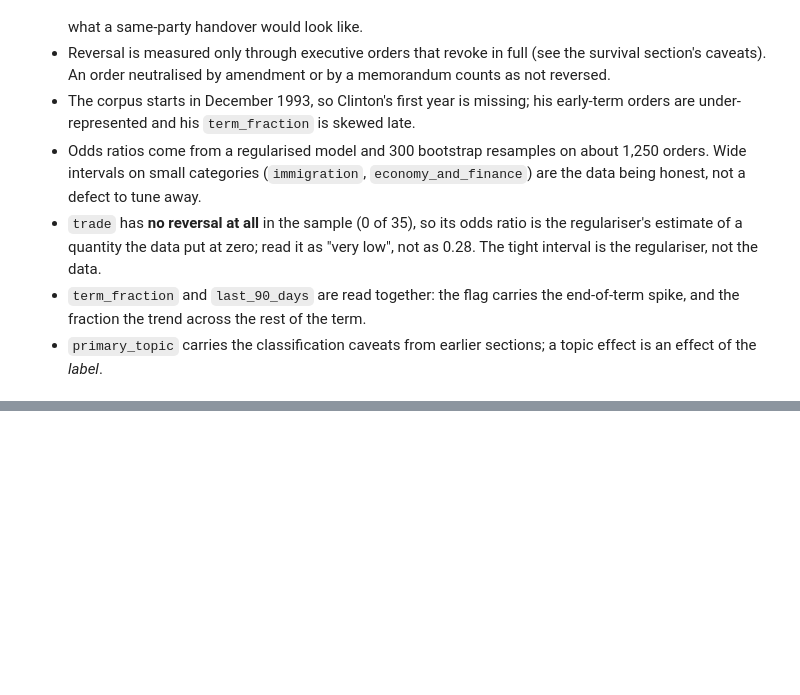
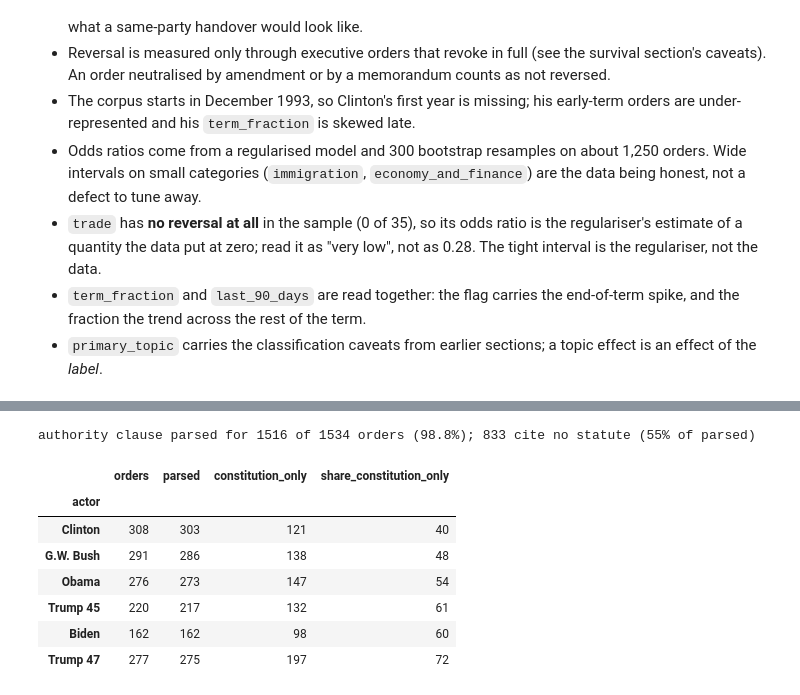
Before and after one commit to DaveKT/EO_Analysis, a Jupyter notebook: notebooks/analysis.ipynb, the cells around one changed output, grey strips where cells are left out. Drawn from its saved outputs; the diff is of its cells as text; code cells hidden in the pictures; blank space fills up the shorter version.

```diff
--- a/notebooks/analysis.ipynb
+++ b/notebooks/analysis.ipynb
@@ -1355,0 +1376,74 @@ check.round(2).sort_values("18 months, 5 signers", ascending=False)
+# %%
+PREAMBLE = re.compile(
+    r"(?:By (?:virtue of )?|Pursuant to )the authority vested (?:in|as) (?:me|the President)(.{0,6000}?)"
+    r"(?=\bI,\s+[A-Z]|it is (?:hereby )?ordered|I hereby|hereby order|is hereby|do hereby|\bSection 1\b|\bSec(?:tion)?\.? ?1\b)",
+    re.S | re.I)
+USC = re.compile(r"(\d{1,2})\s*U\.?\s?S\.?\s?C\.?\s*(?:app\.?\s*)?(?:§+\s*)?(\d{2,5}[a-z]?)", re.I)
+USC_WORDS = re.compile(r"sections?\s+(\d{2,5}[a-z]?)(?:\([^)]*\))?(?:[^.;]{0,60}?)\s+of title (\d{1,2})", re.I)
+ACT = re.compile(r"((?:[A-Z][A-Za-z'’\-]*|of|and|the|for|on|to)(?:\s+(?:[A-Z][A-Za-z'’\-]*|of|and|the|for|on|to)){0,8}\s+Act(?: of \d{4})?)")
+
+# (label, U.S.C. (title, section) cites, name pattern). The recurring statutes;
+# everything else keeps its own citation or name.
+STATUTES = [
+    ("International Emergency Economic Powers Act", [("50", "1701")], r"International Emergency Economic Powers"),
+    ("National Emergencies Act", [("50", "1601")], r"National Emergencies Act"),
+    ("Federal Vacancies Reform Act", [("5", "3345")], r"Vacancies Reform"),
+    ("Trade Act of 1974", [("19", "2483"), ("19", "2101"), ("19", "2462")], r"Trade Act of 1974"),
+    ("Federal Advisory Committee Act", [], r"Federal Advisory Committee"),
+    ("Immigration and Nationality Act", [("8", "1101"), ("8", "1182"), ("8", "1185")], r"Immigration and Nationality"),
+    ("Federal Property and Administrative Services Act", [("40", "101"), ("40", "121")], r"Federal Property and Administrative"),
+    ("United Nations Participation Act", [("22", "287c")], r"United Nations Participation"),
+    ("Uniform Code of Military Justice", [("10", "801"), ("10", "836")], r"Uniform Code of Military Justice"),
+    ("Railway Labor Act", [("45", "159a"), ("45", "160")], r"Railway Labor"),
+    ("Defense Production Act", [("50", "4501")], r"Defense Production"),
+    ("Trade Expansion Act (s. 232)", [("19", "1862")], r"Trade Expansion"),
+    ("Arms Export Control Act", [("22", "2751")], r"Arms Export Control"),
+    ("International Organizations Immunities Act", [("22", "288")], r"International Organizations Immunities"),
+    ("3 U.S.C. 301 (delegation)", [("3", "301")], None),
+    ("Stafford Act", [("42", "5121")], r"Stafford"),
+    ("Foreign Assistance Act", [("22", "2151")], r"Foreign Assistance Act"),
+    ("Internal Revenue Code (combat zones, s. 112)", [("26", "112")], r"Internal Revenue Code"),
+]
+GENERIC_ACT = {"act", "the act", "a of the act", "b of the act", "this act", "an act"}
+
+
+def cited_statutes(clause: str) -> set[str]:
+    cites = {(t, s.lower()) for t, s in USC.findall(clause)}
+    cites |= {(t, s.lower()) for s, t in USC_WORDS.findall(clause)}
+    names = {re.sub(r"^(?:of|and|the|for|on|to)\s+", "", n).strip() for n in ACT.findall(clause)}
+    labels, used_cites, used_names = set(), set(), set()
+    for label, usc, pattern in STATUTES:
+        hit_c = {c for c in cites if c in usc}
+        hit_n = {n for n in names if pattern and re.search(pattern, n, re.I)}
+        if hit_c or hit_n:
+            labels.add(label); used_cites |= hit_c; used_names |= hit_n
+    for t, s in cites - used_cites:
+        labels.add(f"{t} U.S.C. {s}")
+    for n in names - used_names:
+        if n.lower() not in GENERIC_ACT and len(n) > 8 and "of the Act" not in n:
+            labels.add(n)
+    return labels
+
+
+auth = q("SELECT o.document_number, o.eo_number, o.president, o.signing_date, o.instrument, t.body_text FROM orders o JOIN order_text t USING (document_number)")
+auth["actor"] = [administration(p, d) for p, d in zip(auth.president, auth.signing_date)]
+clauses = [PREAMBLE.search(b[:12000]) for b in auth.body_text]
+auth["clause"] = [re.sub(r"\s+", " ", m.group(1)) if m else None for m in clauses]
+auth["statutes"] = [cited_statutes(c) if isinstance(c, str) else None for c in auth.clause]
+auth["n_statutes"] = auth.statutes.map(lambda s: len(s) if s is not None else np.nan)
+auth["constitution_only"] = auth.n_statutes == 0
+parsed = auth.clause.notna()
+print(f"authority clause parsed for {parsed.sum()} of {len(auth)} orders ({parsed.mean():.1%}); "
+      f"{int(auth.constitution_only.sum())} cite no statute ({auth.constitution_only.sum() / parsed.sum():.0%} of parsed)")
+auth.drop(columns=["body_text"]).groupby("actor").agg(orders=("eo_number", "size"), parsed=("clause", "count"),
+    constitution_only=("constitution_only", "sum")).assign(share_constitution_only=lambda d: (d.constitution_only / d.parsed * 100).round(0).astype(int)).reindex(ADMINS)
+# %% [output]
+authority clause parsed for 1516 of 1534 orders (98.8%); 833 cite no statute (55% of parsed)
+|  | orders | parsed | constitution_only | share_constitution_only |
+| actor |  |  |  |  |
+| Clinton | 308 | 303 | 121 | 40 |
+| G.W. Bush | 291 | 286 | 138 | 48 |
+| Obama | 276 | 273 | 147 | 54 |
+| Trump 45 | 220 | 217 | 132 | 61 |
+| Biden | 162 | 162 | 98 | 60 |
+| Trump 47 | 277 | 275 | 197 | 72 |
```
Also changed, not shown: parts of 9 cells of this notebook, 2 other files.
